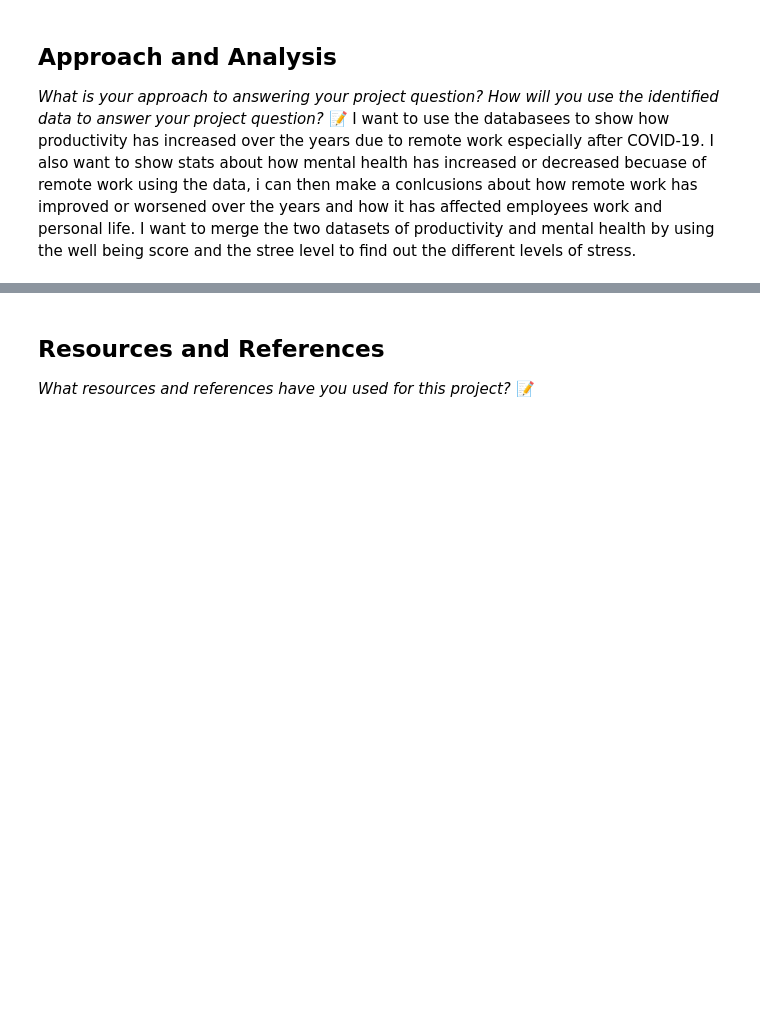
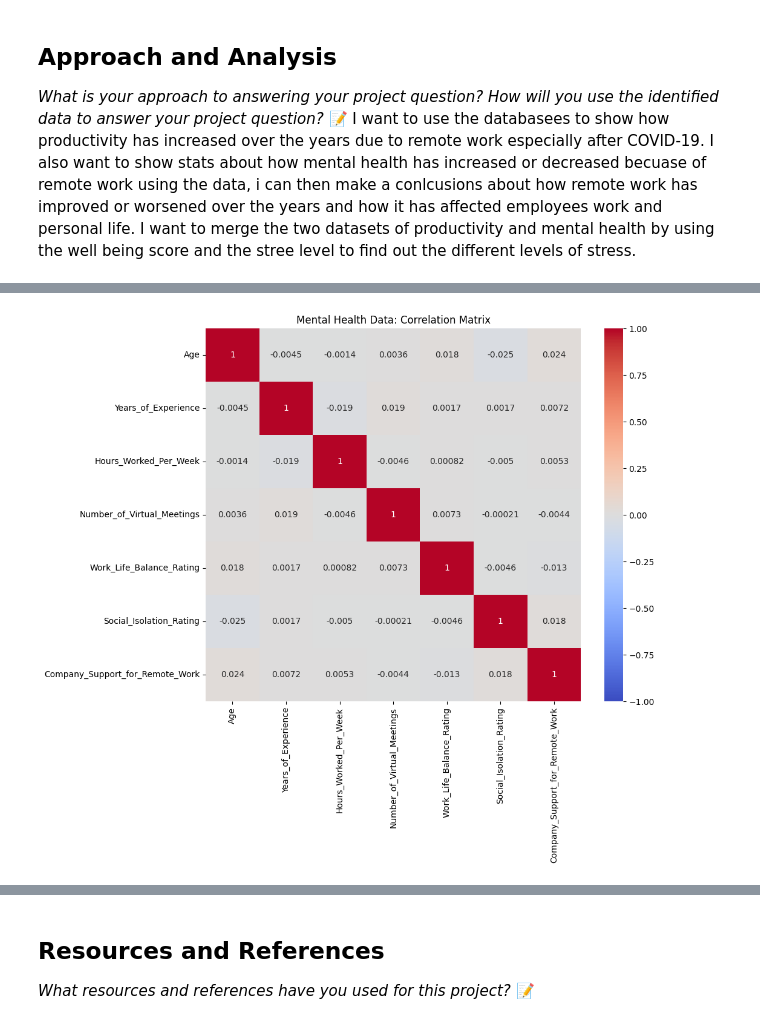
Before and after one commit to IT4063C-Fall24/final-project-simdod, a Jupyter notebook: source.ipynb, the cells around one changed output, grey strips where cells are left out. Saved outputs shown, nothing was run; the diff lists cells and outputs as text; code cells hidden in the pictures; blank space fills up the shorter version.

Commit message:
Checkpoint 2
checkpoint 2 worked on data visualizations and cleaning and inputting my datasets

```diff
--- a/source.ipynb
+++ b/source.ipynb
@@ -46,0 +70,82 @@ I want to merge the two datasets of productivity and mental health by using the
+# %%
+
+# Load data
+data = pd.read_csv(r"C:\Users\simra\OneDrive - University of Cincinnati\UC\Data Tech Analytics\remote-work-productivity_exported.csv")
+mental_health_data = pd.read_csv(r"C:\Users\simra\.cache\kagglehub\datasets\waqi786\remote-work-and-mental-health\versions\1\Impact_of_Remote_Work_on_Mental_Health.csv")
+productivity_data = pd.read_csv(r"C:\Users\simra\.cache\kagglehub\datasets\mrsimple07\remote-work-productivity\versions\1\remote_work_productivity.csv")
+
+
+# View basic information about the datasets
+print("Mental Health Data Overview:")
+print(mental_health_data.info())
+print(mental_health_data.head())
+
+print("\nProductivity Data Overview:")
+print(productivity_data.info())
+print(productivity_data.head())
+print(data.describe())
+
+# Plot distributions of numeric variables
+# Correlation matrix and heatmap for mental health data
+numeric_mental_health_data = mental_health_data.select_dtypes(include=['float', 'int'])
+mental_corr = numeric_mental_health_data.corr()
+plt.figure(figsize=(10, 8))
+sns.heatmap(mental_corr, annot=True, cmap="coolwarm", vmin=-1, vmax=1)
+plt.title("Mental Health Data: Correlation Matrix")
+plt.show()
+
+# Correlation matrix and heatmap for productivity data
+numeric_productivity_data = productivity_data.select_dtypes(include=['float', 'int'])
+prod_corr = numeric_productivity_data.corr()
+plt.figure(figsize=(10, 8))
+sns.heatmap(prod_corr, annot=True, cmap="coolwarm", vmin=-1, vmax=1)
+plt.title("Productivity Data: Correlation Matrix")
+plt.show()
+
+# Plot boxplots to detect outliers in both datasets
+for column in mental_health_data.select_dtypes(include=['float', 'int']):
+    sns.boxplot(mental_health_data[column])
+    plt.title(f'Mental Health Data: {column}')
+    plt.show()
+
+for column in productivity_data.select_dtypes(include=['float', 'int']):
+    sns.boxplot(productivity_data[column])
+    plt.title(f'Productivity Data: {column}')
+    plt.show()
+
+# Plot distributions
+for column in data.select_dtypes(include=['float', 'int']):
+    sns.histplot(data[column], kde=True)
+    plt.title(f'Distribution of {column}')
+    plt.show()
+## detect outliers
+for column in data.select_dtypes(include=['float', 'int']):
+    sns.boxplot(data[column])
+    plt.title(f'Boxplot of {column}')
+    plt.show()
+
+ # Check for missing values
+print(data.isnull().sum())
+
+print("Missing values in Mental Health Data:")
+print(mental_health_data.isnull().sum())
+
+print("\nMissing values in Productivity Data:")
+print(productivity_data.isnull().sum())
+
+# Check and remove duplicate rows
+duplicates = data.duplicated()
+print(f'Total duplicate rows: {duplicates.sum()}')
+
+print(f"Mental Health Data Duplicates: {mental_health_data.duplicated().sum()}")
+print(f"Productivity Data Duplicates: {productivity_data.duplicated().sum()}")
+
+mental_health_data = mental_health_data.drop_duplicates()
+productivity_data = productivity_data.drop_duplicates()
+
+
+data_cleaned = data.drop_duplicates()
+
+# Check data types
+print(data.dtypes)
+# %% [output]
@@ -46,0 +169 @@ I want to merge the two datasets of productivity and mental health by using the
+[figure, added]
```
Also changed, not shown: parts of 10 cells of this notebook, 1 other file.
